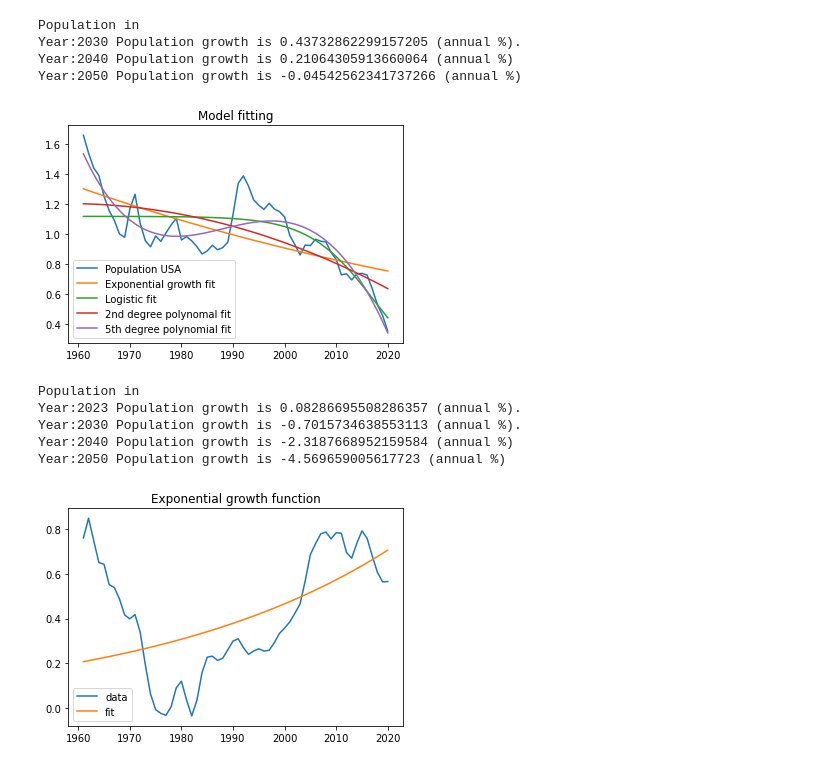
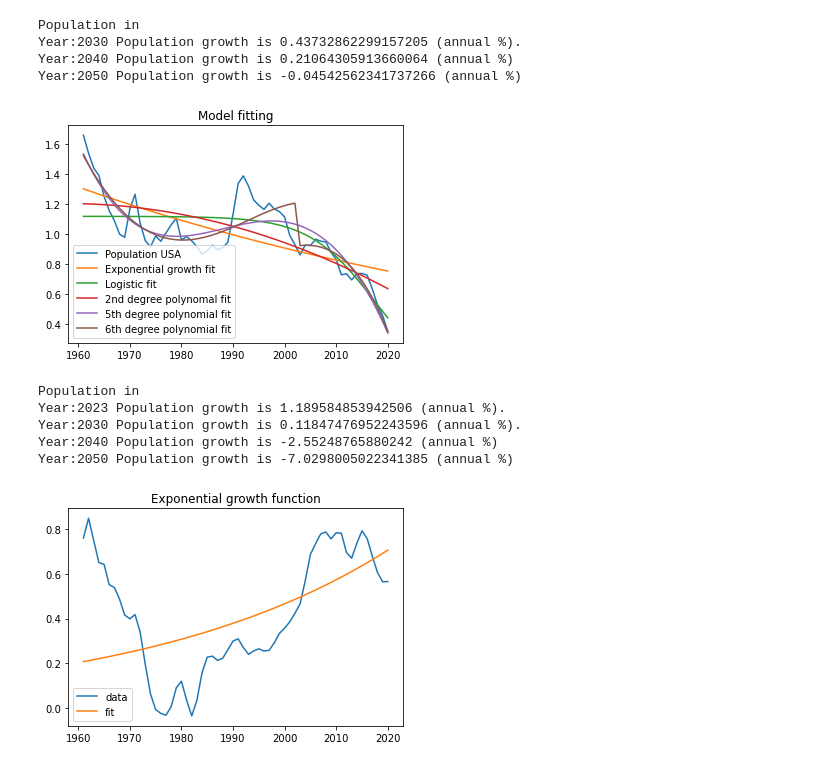
Before and after one commit to Krishnasasi21/ADS_Assignment3, a Jupyter notebook: Krishna_ADS_Assignment3.ipynb, the cells around one changed output. Drawn from its saved outputs; the diff is of its cells as text; code cells hidden in the pictures.

Commit message:
Model fitting : Check with 6th degree polynomial function
6th degree polynomial gives better performance in fitting.

```diff
--- a/Krishna_ADS_Assignment3.ipynb
+++ b/Krishna_ADS_Assignment3.ipynb
@@ -492,6 +495,19 @@ def Second_degree_poly(x, a, b, c):
 # define the fifth degree polynomial function
 def fifth_Degree_Polynomial(x, a, b, c, d, e, f):
 	return (a * x) + (b * x**2) + (c * x**3) + (d * x**4) + (e * x**5) + f
+
+# define the sixth degree polynomial function
+def sixth_Degree_Polynomial(x, a, b, c, d, e, f, g):
+	return (a * x) + (b * x**2) + (c * x**3) + (d * x**4) + (e * x**5) + (f * x**6) + g
+
+# define the sixth degree polynomial function
+def seventh_Degree_Polynomial(x, a, b, c, d, e, f, g):
+	return (a * x) + (b * x**2) + (c * x**3) + (d * x**4) + (e * x**5) + (f * x**6) + (g * x**7) + h
+
+
+# define the true objective function
+def sin_wave(x, a, b, c, d):
+	return a * sin(b - x) + c * x**2 + d
 # %%
 ####################### Model fitting for Populationgrowth in USA ########################
 new_header = slt_USA_PL_tr.iloc[0] #grab the first row for the header
@@ -587,32 +603,39 @@ Year:2050 Population growth is -0.04542562341737266 (annual %)
 # %%
 
 ##################### fit fifth degree polynomial  #####################################
 popt, pcorr = opt.curve_fit(fifth_Degree_Polynomial, slt_USA_PL_tr["Year"], slt_USA_PL_tr["United States"],
                             absolute_sigma=True)
 slt_USA_PL_tr["pop_fifth_Poly"] = fifth_Degree_Polynomial(slt_USA_PL_tr["Year"], *popt)
+##################### fit sixtth degree polynomial  ###################################
+popt, pcorr = opt.curve_fit(sixth_Degree_Polynomial, slt_USA_PL_tr["Year"], slt_USA_PL_tr["United States"],
+                            absolute_sigma=True)
+slt_USA_PL_tr["pop_sixth_Poly"] = sixth_Degree_Polynomial(slt_USA_PL_tr["Year"], *popt)
+
 
 #plot
 plt.figure()
 plt.plot(slt_USA_PL_tr["Year"], slt_USA_PL_tr["United States"], label="Population USA")
 plt.plot(slt_USA_PL_tr["Year"], slt_USA_PL_tr["pop_exp"], label="Exponential growth fit")
 plt.plot(slt_USA_PL_tr["Year"], slt_USA_PL_tr["pop_logistic"], label="Logistic fit")
 plt.plot(slt_USA_PL_tr["Year"], slt_USA_PL_tr["pop_Sec_Poly"], label="2nd degree polynomal fit")
 plt.plot(slt_USA_PL_tr["Year"], slt_USA_PL_tr["pop_fifth_Poly"], label="5th degree polynomial fit")
+plt.plot(slt_USA_PL_tr["Year"], slt_USA_PL_tr["pop_sixth_Poly"], label="6th degree polynomial fit")
+
 plt.legend()
 plt.title("Model fitting")
 plt.show()
 
 ############# predict the future population growth ###################
 print("Population in")
-print("Year:2023 Population growth is", fifth_Degree_Polynomial(2023, *popt) , "(annual %).")
-print("Year:2030 Population growth is", fifth_Degree_Polynomial(2030, *popt) , "(annual %).")
-print("Year:2040 Population growth is", fifth_Degree_Polynomial(2040, *popt) , "(annual %)")
-print("Year:2050 Population growth is", fifth_Degree_Polynomial(2050, *popt) , "(annual %)")
+print("Year:2023 Population growth is", sixth_Degree_Polynomial(2023, *popt) , "(annual %).")
+print("Year:2030 Population growth is", sixth_Degree_Polynomial(2030, *popt) , "(annual %).")
+print("Year:2040 Population growth is", sixth_Degree_Polynomial(2040, *popt) , "(annual %)")
+print("Year:2050 Population growth is", sixth_Degree_Polynomial(2050, *popt) , "(annual %)")
 # %% [output]
-[figure, old version]
+[figure, new version]
 Population in
-Year:2023 Population growth is 0.08286695508286357 (annual %).
-Year:2030 Population growth is -0.7015734638553113 (annual %).
-Year:2040 Population growth is -2.3187668952159584 (annual %)
-Year:2050 Population growth is -4.569659005617723 (annual %)
+Year:2023 Population growth is 1.189584853942506 (annual %).
+Year:2030 Population growth is 0.11847476952243596 (annual %).
+Year:2040 Population growth is -2.55248765880242 (annual %)
+Year:2050 Population growth is -7.0298005022341385 (annual %)
 # %%
```
Also changed, not shown: parts of 13 cells of this notebook.
